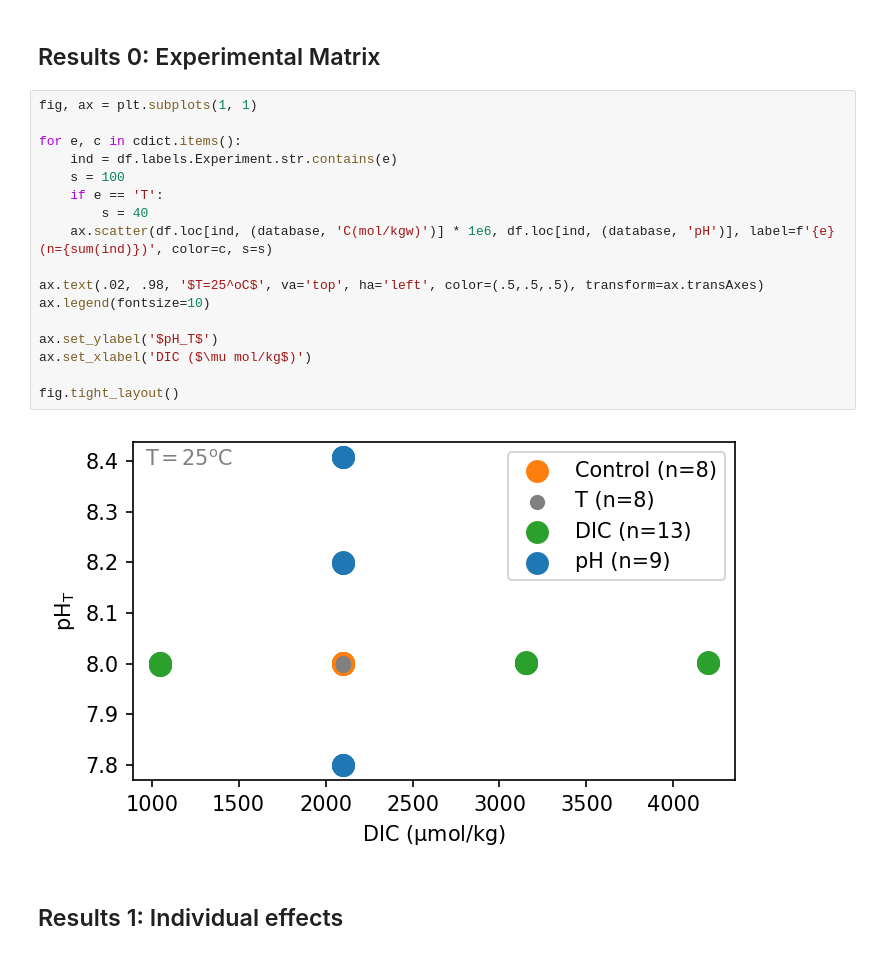
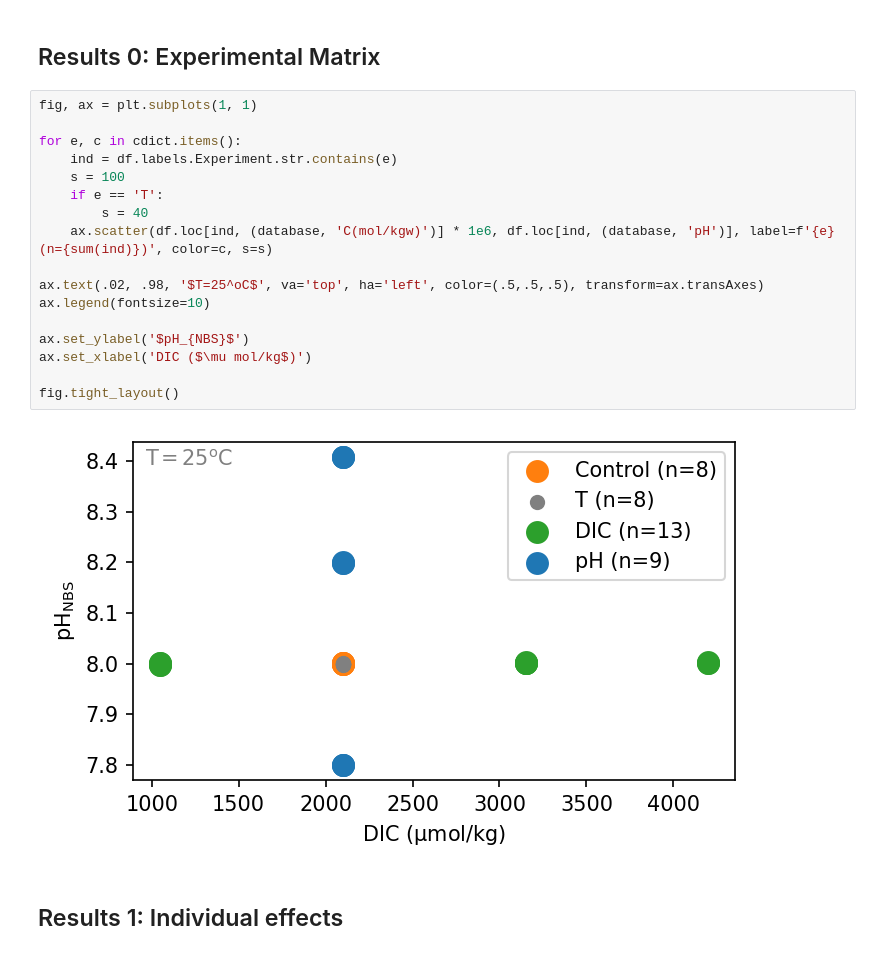
Before and after one commit to oscarbranson/supplementary, a Jupyter notebook: supplements/inorg_Li/02_Results.ipynb, the cells around one changed output. Cells and saved outputs as stored; diff of their text form.

```diff
--- a/supplements/inorg_Li/02_Results.ipynb
+++ b/supplements/inorg_Li/02_Results.ipynb
@@ -35,22 +35,22 @@ cdict = {
 # %%
 fig, ax = plt.subplots(1, 1)
 
 for e, c in cdict.items():
     ind = df.labels.Experiment.str.contains(e)
     s = 100
     if e == 'T':
         s = 40
     ax.scatter(df.loc[ind, (database, 'C(mol/kgw)')] * 1e6, df.loc[ind, (database, 'pH')], label=f'{e} (n={sum(ind)})', color=c, s=s)
 
 ax.text(.02, .98, '$T=25^oC$', va='top', ha='left', color=(.5,.5,.5), transform=ax.transAxes)
 ax.legend(fontsize=10)
 
-ax.set_ylabel('$pH_T$')
+ax.set_ylabel('$pH_{NBS}$')
 ax.set_xlabel('DIC ($\mu mol/kg$)')
 
 fig.tight_layout()
 # %% [output]
-[figure, old version]
+[figure, new version]
 # %% [markdown]
 ## Results 1: Individual effects
 # %%
```
Also changed, not shown: parts of 10 cells of this notebook.
